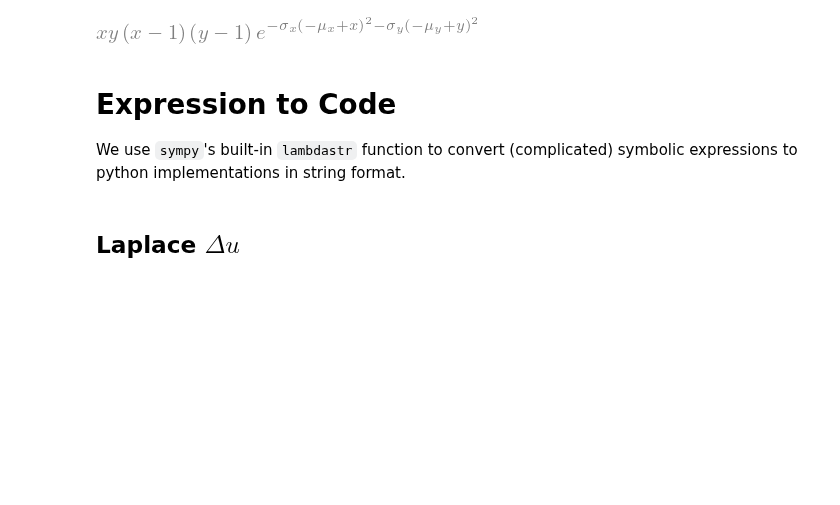
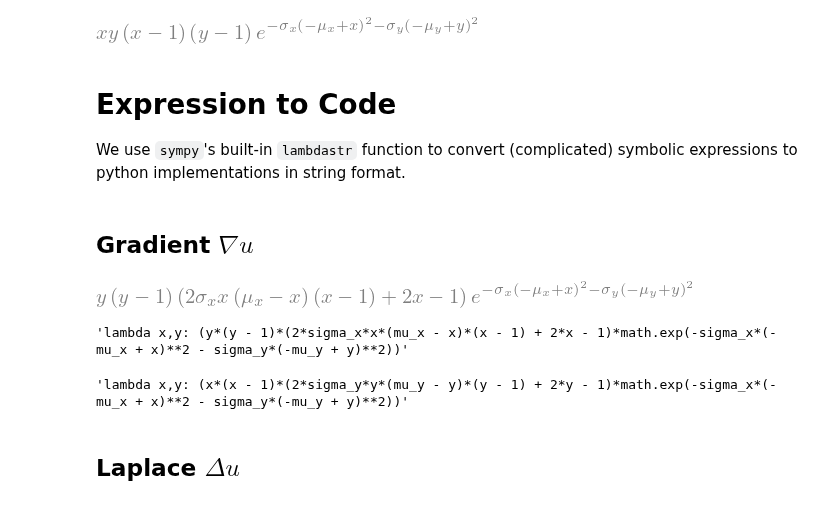
Before and after one commit to leuraph/experiments, a Jupyter notebook: edge_based_variational_adaptivity/gauss_kick/experiment_notes.ipynb, the cells around one changed output. Cells and saved outputs as stored; diff of their text form; code cells hidden in the pictures; blank space fills up the shorter version.

```diff
--- a/edge_based_variational_adaptivity/gauss_kick/experiment_notes.ipynb
+++ b/edge_based_variational_adaptivity/gauss_kick/experiment_notes.ipynb
@@ -24,6 +26,10 @@ u = x*(x-1)*y*(y-1)*kick
 # laplace u
 laplace = (sympy.diff(u, y, y) + sympy.diff(u, x, x)).simplify()
 
+# gradient u = (u_x, u_y)
+u_x = sympy.diff(u, x)
+u_y = sympy.diff(u, y)
+
 # printing the setup
 u
 # %% [output]
@@ -32,6 +38,20 @@ u
 # Expression to Code
 
 We use `sympy`'s built-in `lambdastr` function to convert (complicated) symbolic expressions to python implementations in string format.
+# %% [markdown]
+## Gradient $\nabla u$
+# %%
+u_x.simplify()
+# %% [output]
+[figure, added]
+# %%
+lambdastr((x, y), u_x.simplify())
+# %% [output]
+'lambda x,y: (y*(y - 1)*(2*sigma_x*x*(mu_x - x)*(x - 1) + 2*x - 1)*math.exp(-sigma_x*(-mu_x + x)**2 - sigma_y*(-mu_y + y)**2))'
+# %%
+lambdastr((x, y), u_y.simplify())
+# %% [output]
+'lambda x,y: (x*(x - 1)*(2*sigma_y*y*(mu_y - y)*(y - 1) + 2*y - 1)*math.exp(-sigma_x*(-mu_x + x)**2 - sigma_y*(-mu_y + y)**2))'
 # %% [markdown]
 ## Laplace $\Delta u$
 # %%
```
Also changed, not shown: parts of 1 cell of this notebook.
